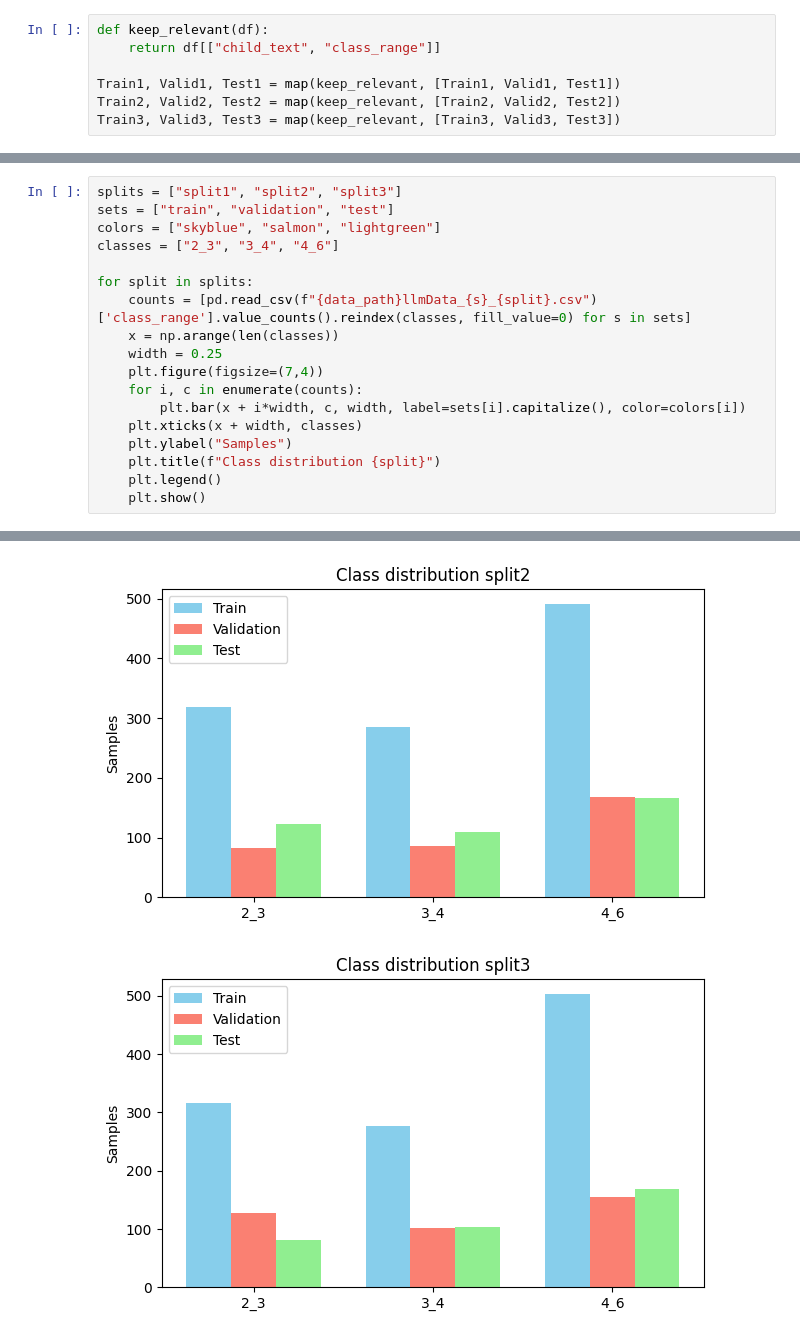
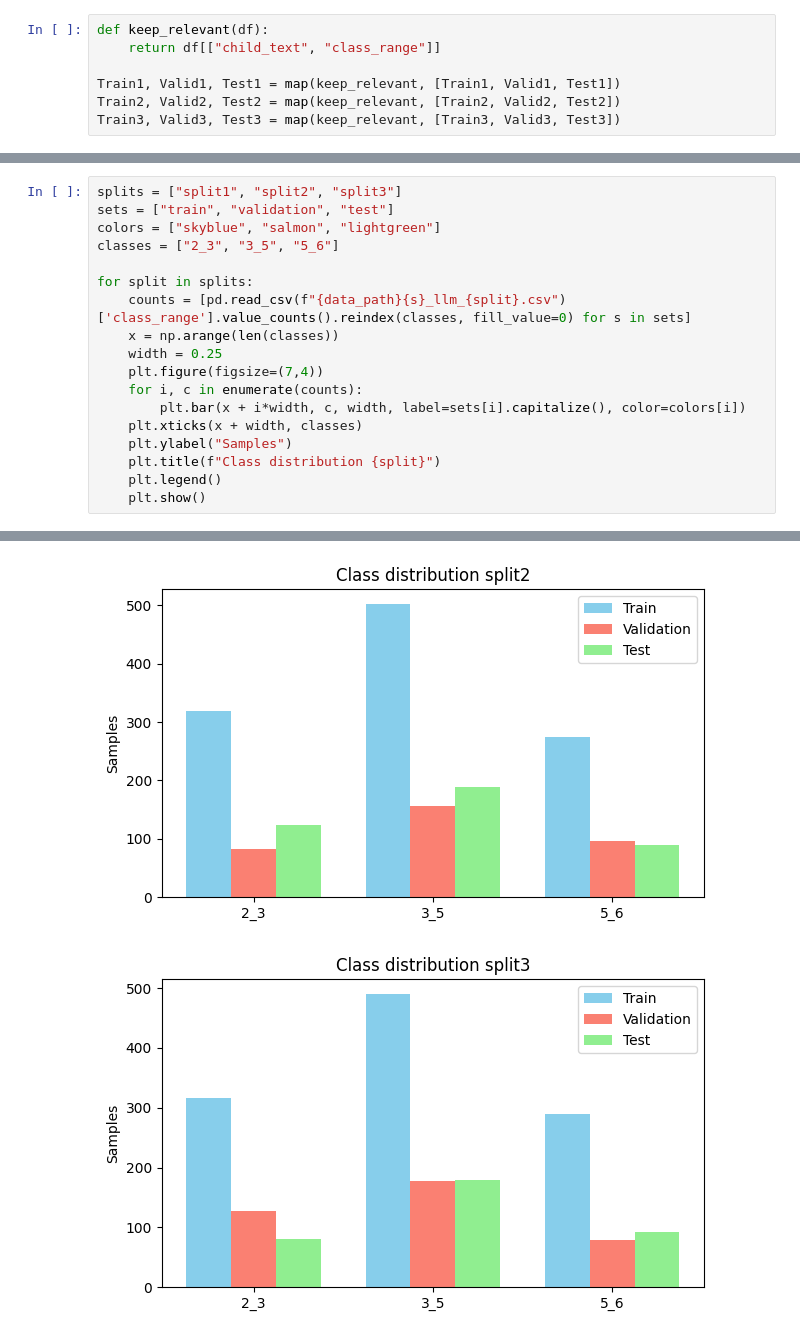
Before and after one commit to freida20git/child-age-classification, a Jupyter notebook: splits.ipynb, the cells around one changed output, grey strips where cells are left out. Drawn from its saved outputs; the diff is of its cells as text.

```diff
--- a/splits.ipynb
+++ b/splits.ipynb
@@ -165,10 +164,10 @@ Splits saved successfully!
 splits = ["split1", "split2", "split3"]
 sets = ["train", "validation", "test"]
 colors = ["skyblue", "salmon", "lightgreen"]
-classes = ["2_3", "3_4", "4_6"]
+classes = ["2_3", "3_5", "5_6"]
 
 for split in splits:
-    counts = [pd.read_csv(f"{data_path}llmData_{s}_{split}.csv")['class_range'].value_counts().reindex(classes, fill_value=0) for s in sets]
+    counts = [pd.read_csv(f"{data_path}{s}_llm_{split}.csv")['class_range'].value_counts().reindex(classes, fill_value=0) for s in sets]
     x = np.arange(len(classes))
     width = 0.25
     plt.figure(figsize=(7,4))
@@ -184,2 +183,2 @@ for split in splits:
-[figure, old version]
+[figure, new version]
-[figure, old version]
+[figure, new version]
```
Also changed, not shown: parts of 5 cells of this notebook.
